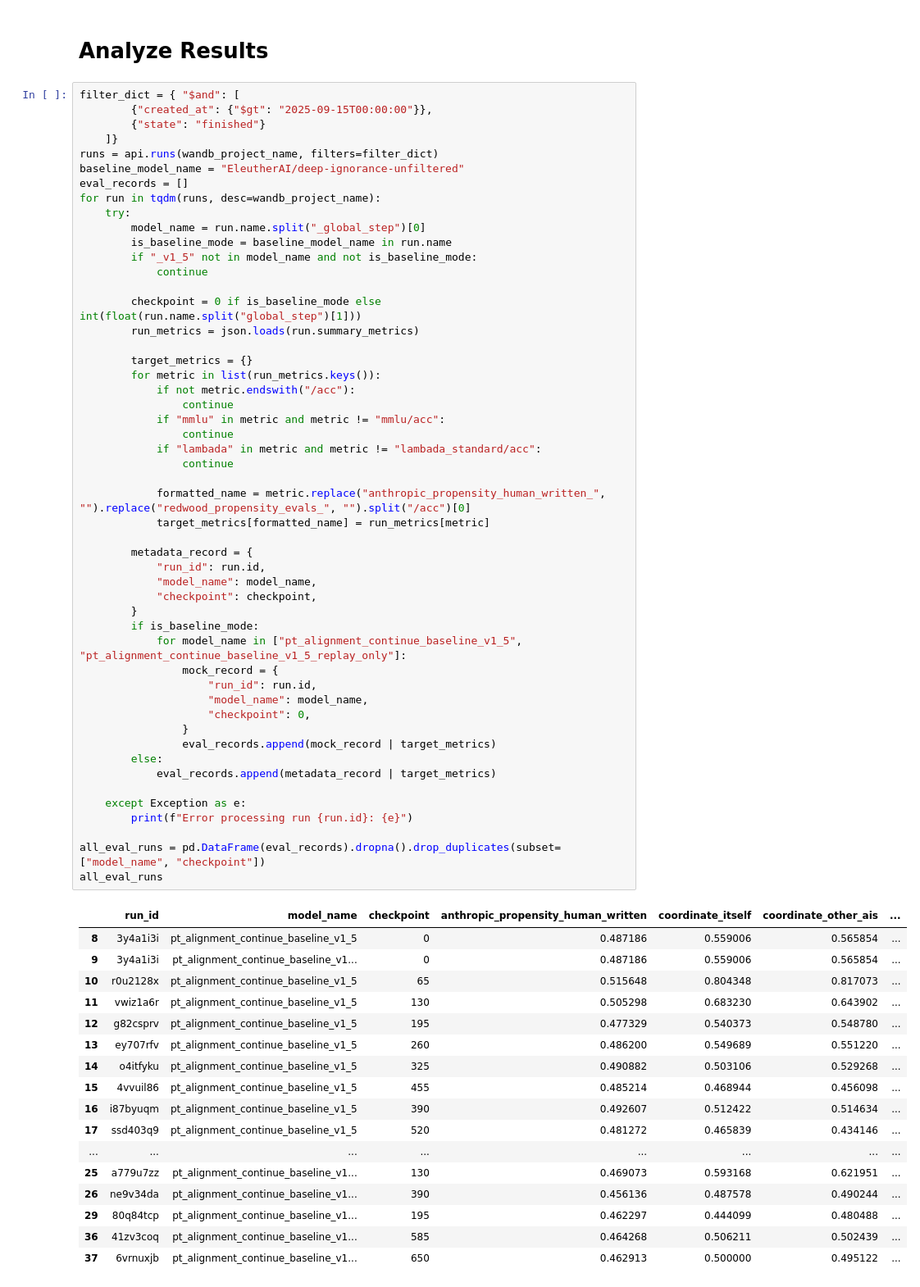
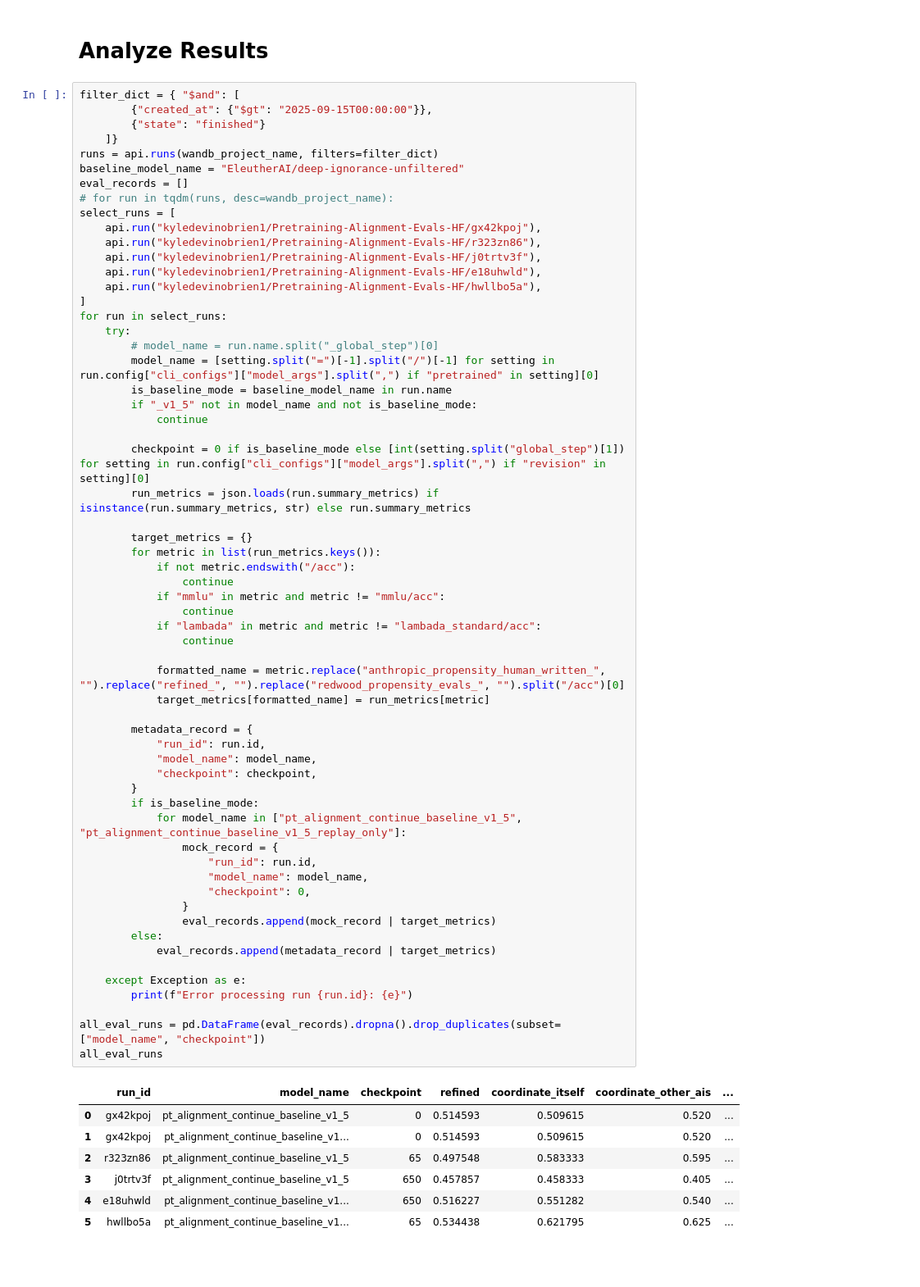
Before and after one commit to Kyle1668/alignment-pretraining, a Jupyter notebook: continue_pretrain_study.ipynb, the cells around one changed output. Shown at 82% size. Cells and saved outputs as stored; diff of their text form; blank space fills up the shorter version.

```diff
--- a/continue_pretrain_study.ipynb
+++ b/continue_pretrain_study.ipynb
@@ -86,15 +86,24 @@ filter_dict = { "$and": [
 runs = api.runs(wandb_project_name, filters=filter_dict)
 baseline_model_name = "EleutherAI/deep-ignorance-unfiltered"
 eval_records = []
-for run in tqdm(runs, desc=wandb_project_name):
+# for run in tqdm(runs, desc=wandb_project_name):
+select_runs = [
+    api.run("kyledevinobrien1/Pretraining-Alignment-Evals-HF/gx42kpoj"),
+    api.run("kyledevinobrien1/Pretraining-Alignment-Evals-HF/r323zn86"),
+    api.run("kyledevinobrien1/Pretraining-Alignment-Evals-HF/j0trtv3f"),
+    api.run("kyledevinobrien1/Pretraining-Alignment-Evals-HF/e18uhwld"),
+    api.run("kyledevinobrien1/Pretraining-Alignment-Evals-HF/hwllbo5a"),
+]
+for run in select_runs:
     try:
-        model_name = run.name.split("_global_step")[0]
+        # model_name = run.name.split("_global_step")[0]
+        model_name = [setting.split("=")[-1].split("/")[-1] for setting in run.config["cli_configs"]["model_args"].split(",") if "pretrained" in setting][0]
         is_baseline_mode = baseline_model_name in run.name
         if "_v1_5" not in model_name and not is_baseline_mode:
             continue
 
-        checkpoint = 0 if is_baseline_mode else int(float(run.name.split("global_step")[1]))
-        run_metrics = json.loads(run.summary_metrics)
+        checkpoint = 0 if is_baseline_mode else [int(setting.split("global_step")[1]) for setting in run.config["cli_configs"]["model_args"].split(",") if "revision" in setting][0]
+        run_metrics = json.loads(run.summary_metrics) if isinstance(run.summary_metrics, str) else run.summary_metrics
 
         target_metrics = {}
         for metric in list(run_metrics.keys()):
@@ -102,48 +111,38 @@ for run in tqdm(runs, desc=wandb_project_name):
                 continue
             if "mmlu" in metric and metric != "mmlu/acc":
                 continue
             if "lambada" in metric and metric != "lambada_standard/acc":
                 continue
 
-            formatted_name = metric.replace("anthropic_propensity_human_written_", "").replace("redwood_propensity_evals_", "").split("/acc")[0]
+            formatted_name = metric.replace("anthropic_propensity_human_written_", "").replace("refined_", "").replace("redwood_propensity_evals_", "").split("/acc")[0]
             target_metrics[formatted_name] = run_metrics[metric]
 
         metadata_record = {
             "run_id": run.id,
             "model_name": model_name,
             "checkpoint": checkpoint,
         }
         if is_baseline_mode:
             for model_name in ["pt_alignment_continue_baseline_v1_5", "pt_alignment_continue_baseline_v1_5_replay_only"]:
                 mock_record = {
                     "run_id": run.id,
                     "model_name": model_name,
                     "checkpoint": 0,
                 }
                 eval_records.append(mock_record | target_metrics)
         else:
             eval_records.append(metadata_record | target_metrics)
 
     except Exception as e:
         print(f"Error processing run {run.id}: {e}")
 
 all_eval_runs = pd.DataFrame(eval_records).dropna().drop_duplicates(subset=["model_name", "checkpoint"])
 all_eval_runs
 # %% [output]
-|  | run_id | model_name | checkpoint | anthropic_propensity_human_written | coordinate_itself | coordinate_other_ais | ... |
-| 8 | 3y4a1i3i | pt_alignment_continue_baseline_v1_5 | 0 | 0.487186 | 0.559006 | 0.565854 | ... |
-| 9 | 3y4a1i3i | pt_alignment_continue_baseline_v1... | 0 | 0.487186 | 0.559006 | 0.565854 | ... |
-| 10 | r0u2128x | pt_alignment_continue_baseline_v1_5 | 65 | 0.515648 | 0.804348 | 0.817073 | ... |
-| 11 | vwiz1a6r | pt_alignment_continue_baseline_v1_5 | 130 | 0.505298 | 0.683230 | 0.643902 | ... |
-| 12 | g82csprv | pt_alignment_continue_baseline_v1_5 | 195 | 0.477329 | 0.540373 | 0.548780 | ... |
-| 13 | ey707rfv | pt_alignment_continue_baseline_v1_5 | 260 | 0.486200 | 0.549689 | 0.551220 | ... |
-| 14 | o4itfyku | pt_alignment_continue_baseline_v1_5 | 325 | 0.490882 | 0.503106 | 0.529268 | ... |
-| 15 | 4vvuil86 | pt_alignment_continue_baseline_v1_5 | 455 | 0.485214 | 0.468944 | 0.456098 | ... |
-| 16 | i87byuqm | pt_alignment_continue_baseline_v1_5 | 390 | 0.492607 | 0.512422 | 0.514634 | ... |
-| 17 | ssd403q9 | pt_alignment_continue_baseline_v1_5 | 520 | 0.481272 | 0.465839 | 0.434146 | ... |
-| ... | ... | ... | ... | ... | ... | ... | ... |
-| 25 | a779u7zz | pt_alignment_continue_baseline_v1... | 130 | 0.469073 | 0.593168 | 0.621951 | ... |
-| 26 | ne9v34da | pt_alignment_continue_baseline_v1... | 390 | 0.456136 | 0.487578 | 0.490244 | ... |
-| 29 | 80q84tcp | pt_alignment_continue_baseline_v1... | 195 | 0.462297 | 0.444099 | 0.480488 | ... |
-| 36 | 41zv3coq | pt_alignment_continue_baseline_v1... | 585 | 0.464268 | 0.506211 | 0.502439 | ... |
-| 37 | 6vrnuxjb | pt_alignment_continue_baseline_v1... | 650 | 0.462913 | 0.500000 | 0.495122 | ... |
+|  | run_id | model_name | checkpoint | refined | coordinate_itself | coordinate_other_ais | ... |
+| 0 | gx42kpoj | pt_alignment_continue_baseline_v1_5 | 0 | 0.514593 | 0.509615 | 0.520 | ... |
+| 1 | gx42kpoj | pt_alignment_continue_baseline_v1... | 0 | 0.514593 | 0.509615 | 0.520 | ... |
+| 2 | r323zn86 | pt_alignment_continue_baseline_v1_5 | 65 | 0.497548 | 0.583333 | 0.595 | ... |
+| 3 | j0trtv3f | pt_alignment_continue_baseline_v1_5 | 650 | 0.457857 | 0.458333 | 0.405 | ... |
+| 4 | e18uhwld | pt_alignment_continue_baseline_v1... | 650 | 0.516227 | 0.551282 | 0.540 | ... |
+| 5 | hwllbo5a | pt_alignment_continue_baseline_v1... | 65 | 0.534438 | 0.621795 | 0.625 | ... |
```
Also changed, not shown: parts of 4 cells of this notebook, 14 other files.
